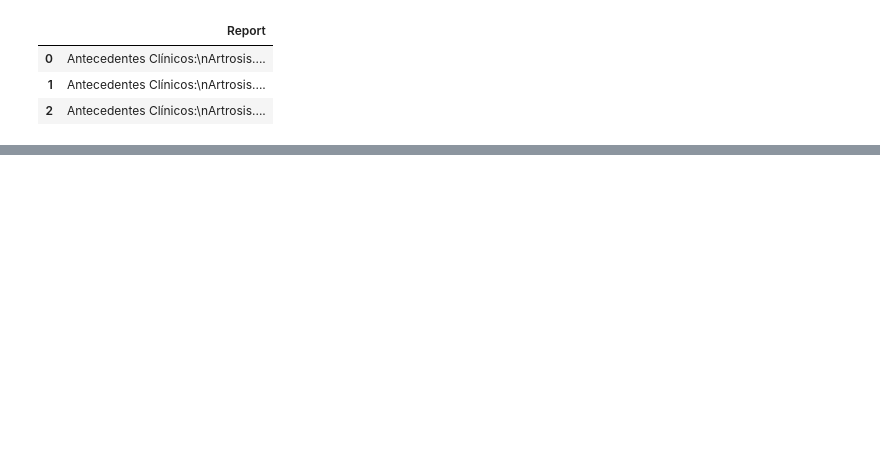
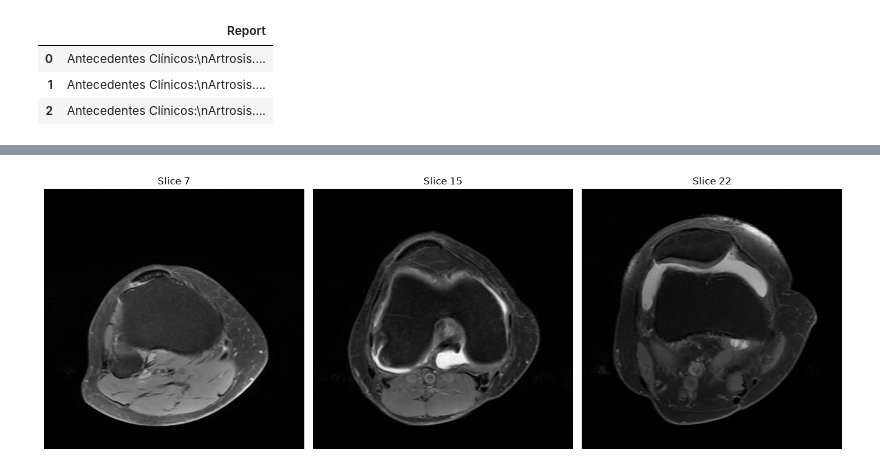
Before and after one commit to NimaNIKOOKAR/RSNA_Knee_Abnormality_Detection, a Jupyter notebook: notebook/rsna_analysis.ipynb, the cells around one changed output, grey strips where cells are left out. Saved outputs shown, nothing was run; the diff lists cells and outputs as text; code cells hidden in the pictures; blank space fills up the shorter version.

Commit message:
add napari & SimpleITK for MRI image extraction and visulization

```diff
--- a/notebook/rsna_analysis.ipynb
+++ b/notebook/rsna_analysis.ipynb
@@ -141,0 +202,22 @@ memory usage: 42.1 KB
+# %%
+
+
+depth = volume.shape[0]
+
+fig, axes = plt.subplots(1, 3, figsize=(14, 5))
+
+indices = [
+    depth // 4,
+    depth // 2,
+    3 * depth // 4
+]
+
+for ax, idx in zip(axes, indices):
+    ax.imshow(volume[idx], cmap="gray")
+    ax.set_title(f"Slice {idx}")
+    ax.axis("off")
+
+plt.tight_layout()
+plt.show()
+# %% [output]
+[figure, added]
```
Also changed, not shown: parts of 12 cells of this notebook.
